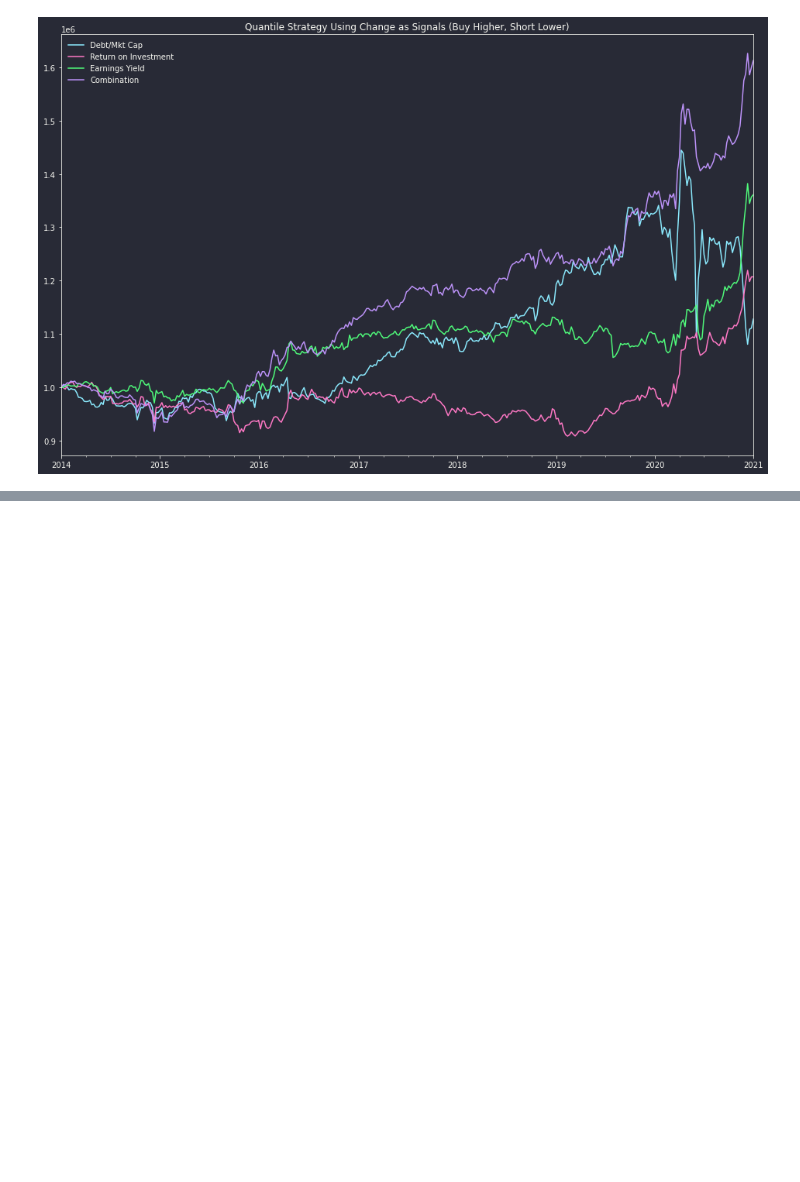
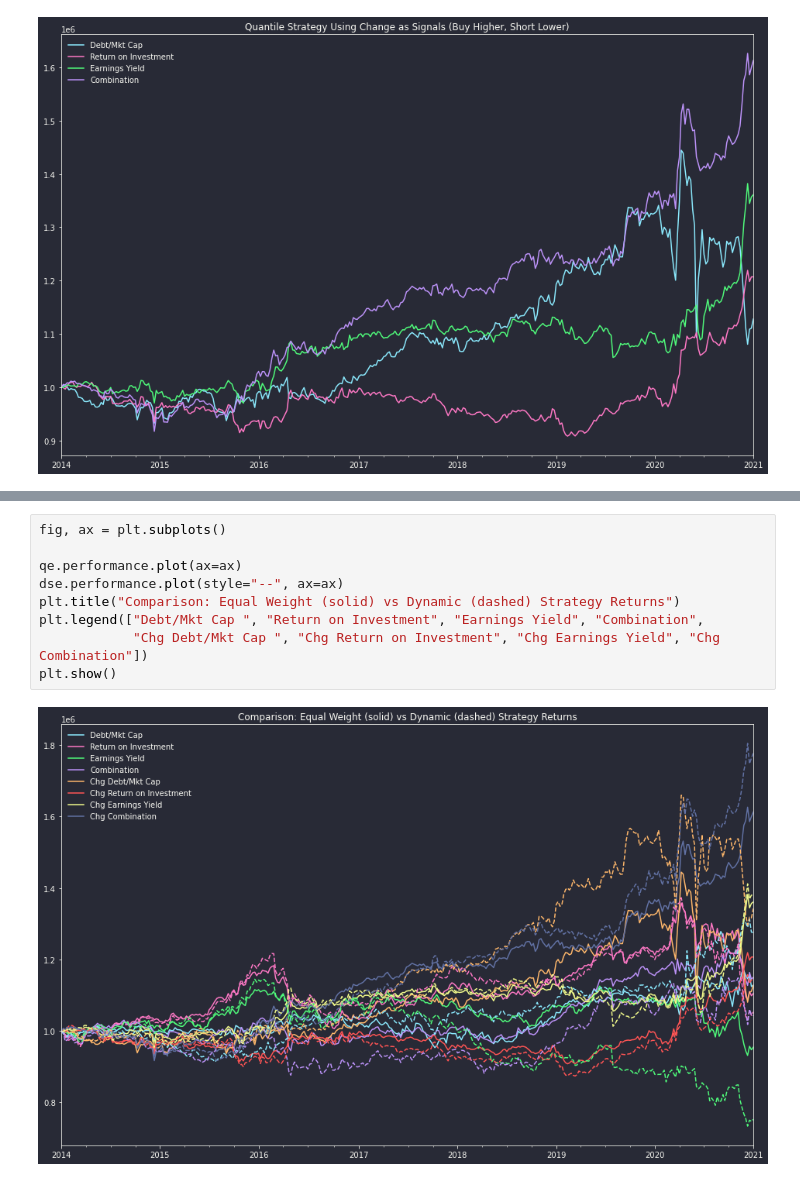
Before and after one commit to philipwlee/regquant, a Jupyter notebook: hw3_ratio_quantiles/hw3_ratio_quantiles_philip_lee_12129240.ipynb, the cells around one changed output, grey strips where cells are left out. Drawn from its saved outputs; the diff is of its cells as text; blank space fills up the shorter version.

Commit message:
dynamic sizing strategy works and does better than equal

```diff
--- a/hw3_ratio_quantiles/hw3_ratio_quantiles_philip_lee_12129240.ipynb
+++ b/hw3_ratio_quantiles/hw3_ratio_quantiles_philip_lee_12129240.ipynb
@@ -895,0 +960,11 @@ class DynamicSizingEngine(TradingEngine):
+# %%
+fig, ax = plt.subplots()
+
+qe.performance.plot(ax=ax)
+dse.performance.plot(style="--", ax=ax)
+plt.title("Comparison: Equal Weight (solid) vs Dynamic (dashed) Strategy Returns")
+plt.legend(["Debt/Mkt Cap ", "Return on Investment", "Earnings Yield", "Combination",
+            "Chg Debt/Mkt Cap ", "Chg Return on Investment", "Chg Earnings Yield", "Chg Combination"])
+plt.show()
+# %% [output]
+[figure, added]
```
Also changed, not shown: parts of 3 cells of this notebook.
